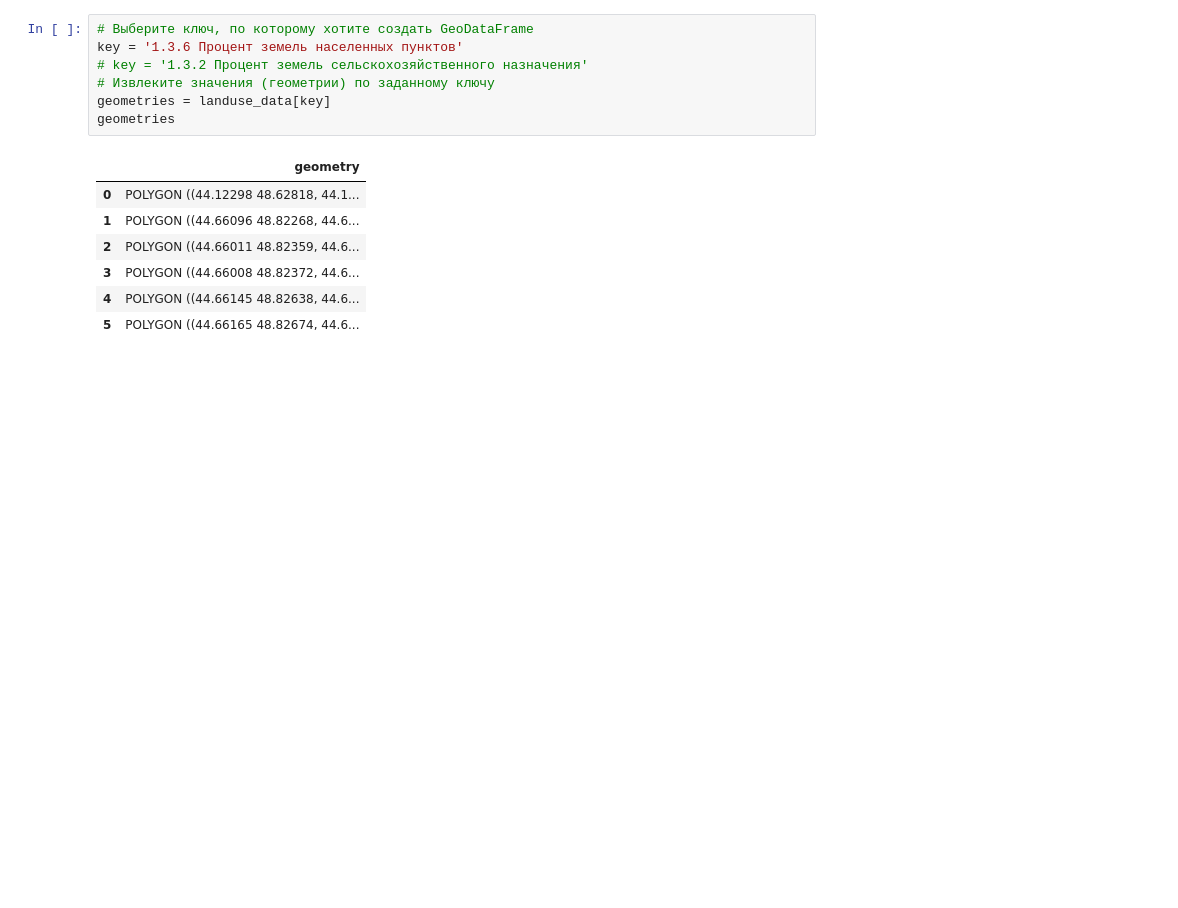
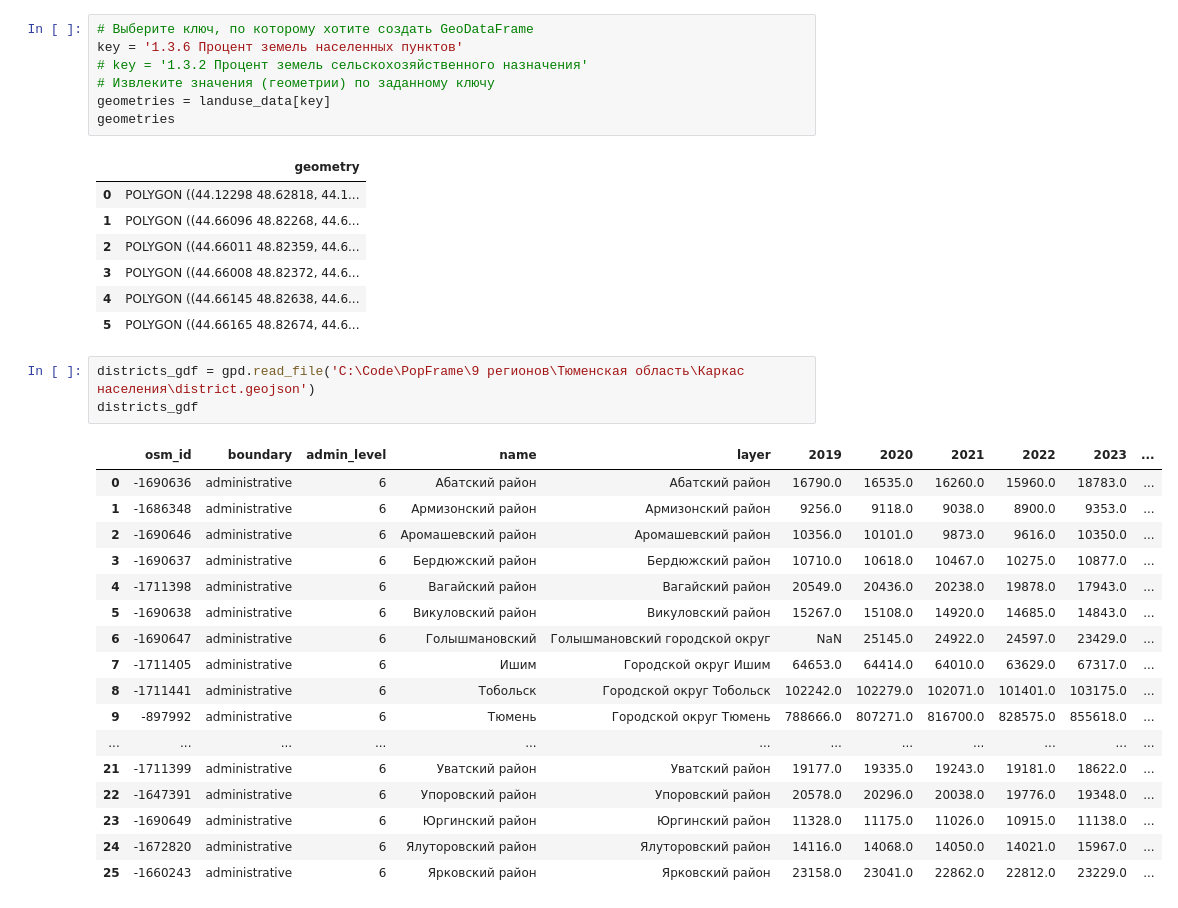
Before and after one commit to Mvin8/PopFrame, a Jupyter notebook: test_urban copy.ipynb, the cells around one changed output. Cells and saved outputs as stored; diff of their text form; blank space fills up the shorter version.

```diff
--- a/test_urban copy.ipynb
+++ b/test_urban copy.ipynb
@@ -741,4 +766,25 @@ geometries
 | 3 | POLYGON ((44.66008 48.82372, 44.6... |
 | 4 | POLYGON ((44.66145 48.82638, 44.6... |
 | 5 | POLYGON ((44.66165 48.82674, 44.6... |
+# %%
+districts_gdf = gpd.read_file('C:\Code\PopFrame\9 регионов\Тюменская область\Каркас населения\district.geojson')
+districts_gdf
+# %% [output]
+|  | osm_id | boundary | admin_level | name | layer | 2019 | 2020 | 2021 | 2022 | 2023 | ... |
+| 0 | -1690636 | administrative | 6 | Абатский район | Абатский район | 16790.0 | 16535.0 | 16260.0 | 15960.0 | 18783.0 | ... |
+| 1 | -1686348 | administrative | 6 | Армизонский район | Армизонский район | 9256.0 | 9118.0 | 9038.0 | 8900.0 | 9353.0 | ... |
+| 2 | -1690646 | administrative | 6 | Аромашевский район | Аромашевский район | 10356.0 | 10101.0 | 9873.0 | 9616.0 | 10350.0 | ... |
+| 3 | -1690637 | administrative | 6 | Бердюжский район | Бердюжский район | 10710.0 | 10618.0 | 10467.0 | 10275.0 | 10877.0 | ... |
+| 4 | -1711398 | administrative | 6 | Вагайский район | Вагайский район | 20549.0 | 20436.0 | 20238.0 | 19878.0 | 17943.0 | ... |
+| 5 | -1690638 | administrative | 6 | Викуловский район | Викуловский район | 15267.0 | 15108.0 | 14920.0 | 14685.0 | 14843.0 | ... |
+| 6 | -1690647 | administrative | 6 | Голышмановский | Голышмановский городской округ | NaN | 25145.0 | 24922.0 | 24597.0 | 23429.0 | ... |
+| 7 | -1711405 | administrative | 6 | Ишим | Городской округ Ишим | 64653.0 | 64414.0 | 64010.0 | 63629.0 | 67317.0 | ... |
+| 8 | -1711441 | administrative | 6 | Тобольск | Городской округ Тобольск | 102242.0 | 102279.0 | 102071.0 | 101401.0 | 103175.0 | ... |
+| 9 | -897992 | administrative | 6 | Тюмень | Городской округ Тюмень | 788666.0 | 807271.0 | 816700.0 | 828575.0 | 855618.0 | ... |
+| ... | ... | ... | ... | ... | ... | ... | ... | ... | ... | ... | ... |
+| 21 | -1711399 | administrative | 6 | Уватский район | Уватский район | 19177.0 | 19335.0 | 19243.0 | 19181.0 | 18622.0 | ... |
+| 22 | -1647391 | administrative | 6 | Упоровский район | Упоровский район | 20578.0 | 20296.0 | 20038.0 | 19776.0 | 19348.0 | ... |
+| 23 | -1690649 | administrative | 6 | Юргинский район | Юргинский район | 11328.0 | 11175.0 | 11026.0 | 10915.0 | 11138.0 | ... |
+| 24 | -1672820 | administrative | 6 | Ялуторовский район | Ялуторовский район | 14116.0 | 14068.0 | 14050.0 | 14021.0 | 15967.0 | ... |
+| 25 | -1660243 | administrative | 6 | Ярковский район | Ярковский район | 23158.0 | 23041.0 | 22862.0 | 22812.0 | 23229.0 | ... |
 # %%
```
Also changed, not shown: parts of 12 cells of this notebook.
